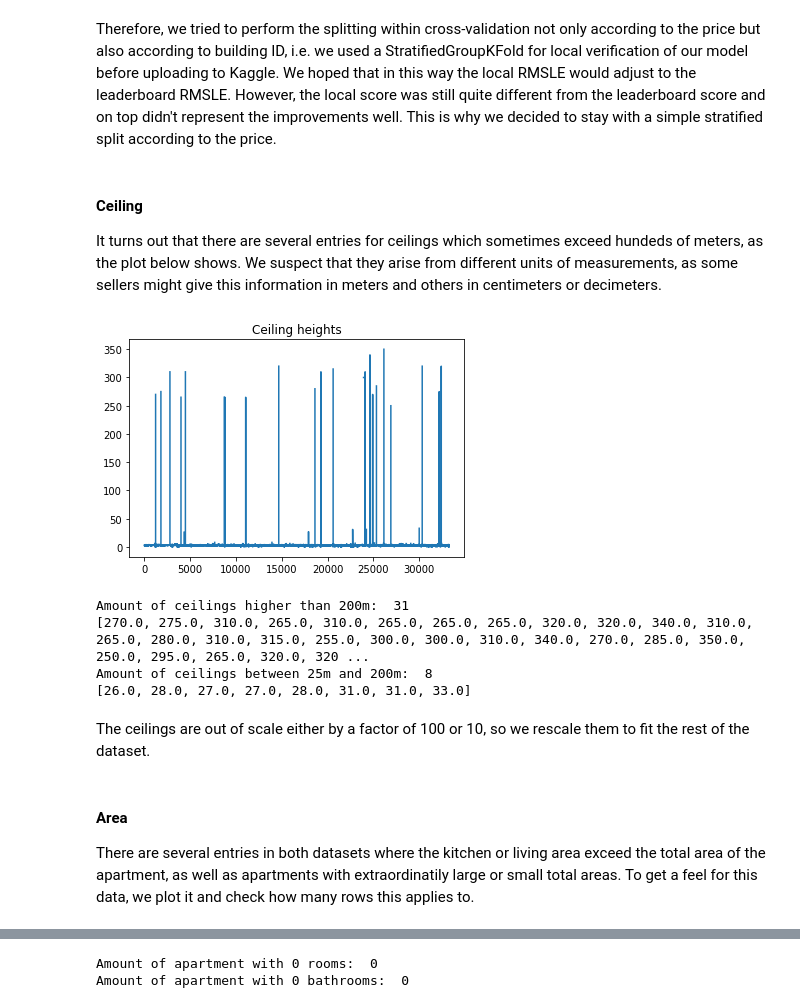
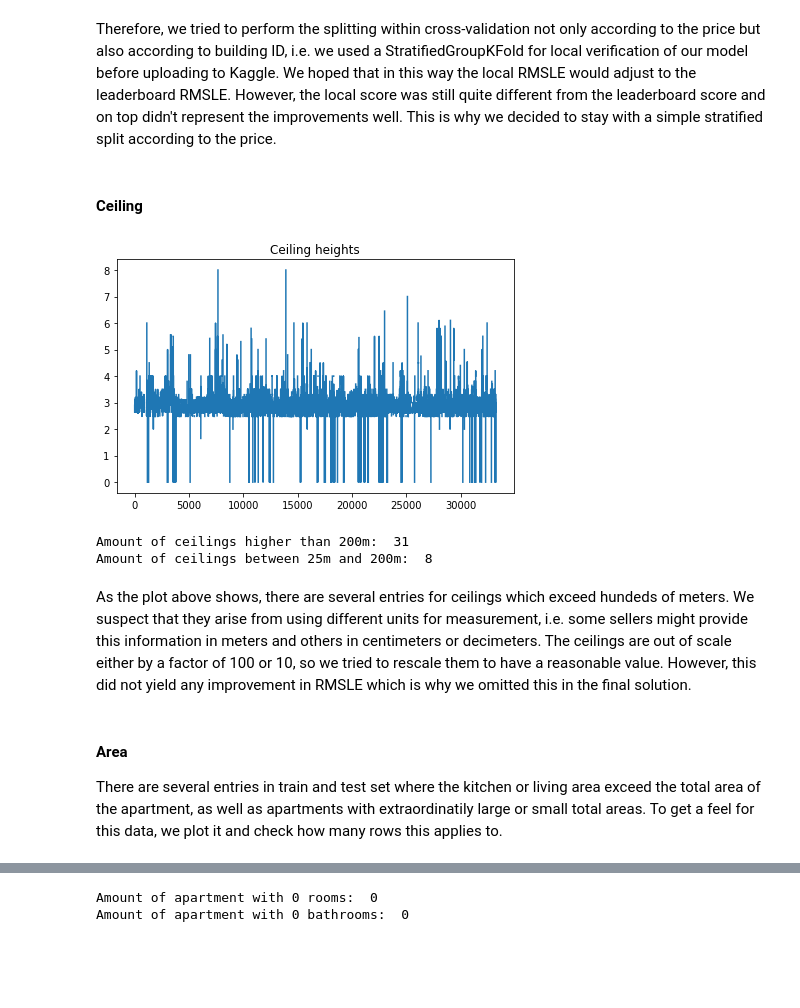
Before and after one commit to kirill-menke/house-pricing-prediction, a Jupyter notebook: group97_long_notebook.ipynb, the cells around one changed output, grey strips where cells are left out. Saved outputs shown, nothing was run; the diff lists cells and outputs as text; code cells hidden in the pictures; blank space fills up the shorter version.

```diff
--- a/group97_long_notebook.ipynb
+++ b/group97_long_notebook.ipynb
@@ -281,31 +283,28 @@ print("Amount of shared building IDs between training and test set: ", len(set(t
 Amount of shared building IDs between training and test set:  0
 # %% [markdown]
 Therefore, we tried to perform the splitting within cross-validation not only according to the price but also according to building ID, i.e. we used a StratifiedGroupKFold for local verification of our model before uploading to Kaggle. We hoped that in this way the local RMSLE would adjust to the leaderboard RMSLE. However, the local score was still quite different from the leaderboard score and on top didn't represent the improvements well. This is why we decided to stay with a simple stratified split according to the price.
+# %% [markdown]
+#### Ceiling
+# %%
+plt.plot(all_data.ceiling)
+plt.title("Ceiling heights")
+plt.tight_layout()
+# %% [output]
+[figure, added]
+# %%
+print("Amount of ceilings higher than 200m: ", len(all_data.ceiling[all_data.ceiling > 200]))
+print("Amount of ceilings between 25m and 200m: ", len(all_data.ceiling[(all_data.ceiling > 25) & (all_data.ceiling < 200)]))
+
+# Rescaling out of scale ceilings
+all_data.ceiling[all_data.ceiling > 200] = all_data.ceiling / 100
+all_data.ceiling[(all_data.ceiling > 25) & (all_data.ceiling < 200)] = all_data.ceiling / 10
+# %% [output]
+Amount of ceilings higher than 200m:  31
+Amount of ceilings between 25m and 200m:  8
 # %% [markdown]
-#### Ceiling
-It turns out that there are several entries for ceilings which sometimes exceed hundeds of meters, as the plot below shows. We suspect that they arise from different units of measurements, as some sellers might give this information in meters and others in centimeters or decimeters.
+As the plot above shows, there are several entries for ceilings which exceed hundeds of meters. We suspect that they arise from using different units for measurement, i.e. some sellers might provide this information in meters and others in centimeters or decimeters.
+The ceilings are out of scale either by a factor of 100 or 10, so we tried to rescale them to have a reasonable value. However, this did not yield any improvement in RMSLE which is why we omitted this in the final solution.
-# %%
-plt.plot(all_data.ceiling)
-plt.title("Ceiling heights")
-# %% [output]
-[figure, removed]
-# %%
-print("Amount of ceilings higher than 200m: ", len(all_data.ceiling[all_data.ceiling >200]))
-print(all_data.ceiling[all_data.ceiling > 200].tolist())
-print("Amount of ceilings between 25m and 200m: ", len(all_data.ceiling[(all_data.ceiling > 25) & (all_data.ceiling < 200)]))
-print(all_data.ceiling[(all_data.ceiling > 25) & (all_data.ceiling < 200)].tolist())
-
-# Rescaling out of scale ceilings
-all_data.ceiling[all_data.ceiling > 200] = all_data.ceiling/100
-all_data.ceiling[(all_data.ceiling > 25) & (all_data.ceiling < 200)] = all_data.ceiling/10
-# %% [output]
-Amount of ceilings higher than 200m:  31
-[270.0, 275.0, 310.0, 265.0, 310.0, 265.0, 265.0, 265.0, 320.0, 320.0, 340.0, 310.0, 265.0, 280.0, 310.0, 315.0, 255.0, 300.0, 300.0, 310.0, 340.0, 270.0, 285.0, 350.0, 250.0, 295.0, 265.0, 320.0, 320 ...
-Amount of ceilings between 25m and 200m:  8
-[26.0, 28.0, 27.0, 27.0, 28.0, 31.0, 31.0, 33.0]
-# %% [markdown]
-The ceilings are out of scale either by a factor of 100 or 10, so we rescale them to fit the rest of the dataset.
 # %% [markdown]
 #### Area
-There are several entries in both datasets where the kitchen or living area exceed the total area of the apartment, as well as apartments with extraordinatily large or small total areas. To get a feel for this data, we plot it and check how many rows this applies to.
+There are several entries in train and test set where the kitchen or living area exceed the total area of the apartment, as well as apartments with extraordinatily large or small total areas. To get a feel for this data, we plot it and check how many rows this applies to.
 # %%
```
Also changed, not shown: parts of 33 cells of this notebook.
